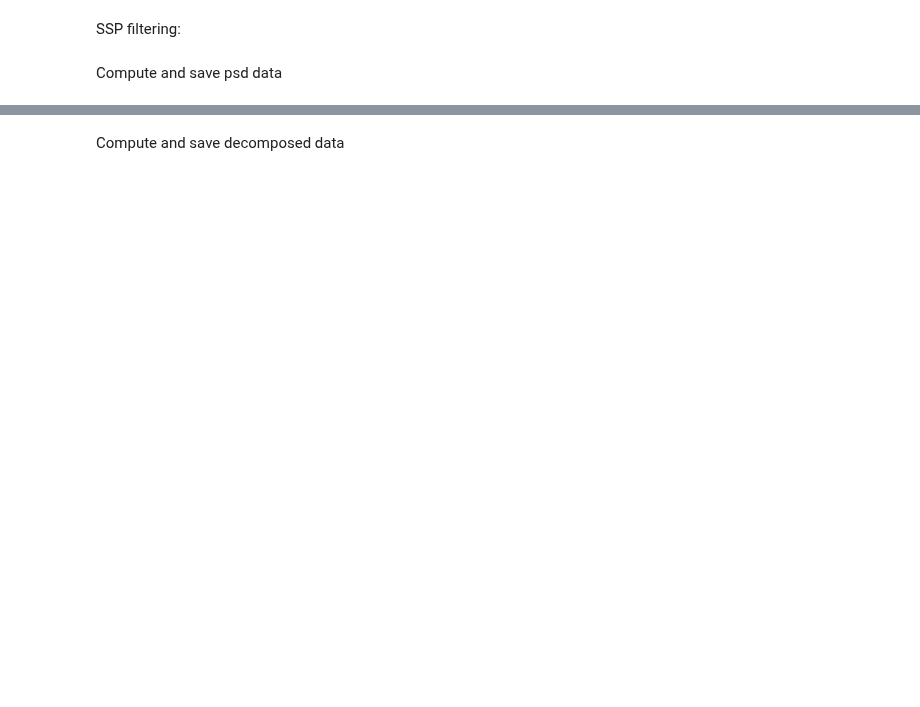
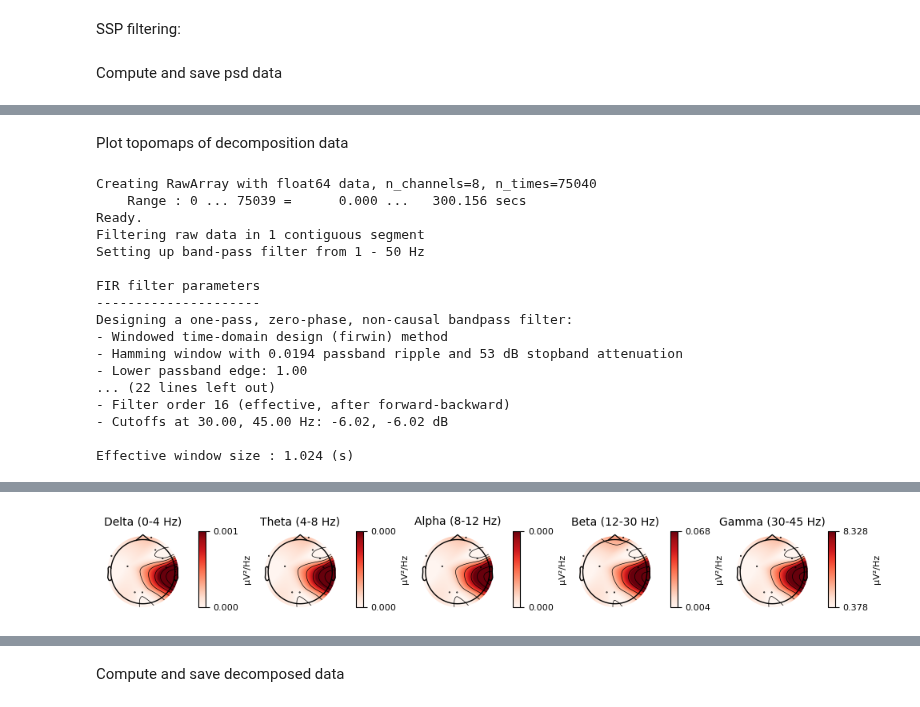
Before and after one commit to idamand/stress_detection_EEG, a Jupyter notebook: filtering.ipynb, the cells around one changed output, grey strips where cells are left out. Cells and saved outputs as stored; diff of their text form; code cells hidden in the pictures; blank space fills up the shorter version.

Commit message:
generated figures

```diff
--- a/filtering.ipynb
+++ b/filtering.ipynb
@@ -114,23 +114,23 @@ class Filtering:
         elif data_type == 'delta':
             self.psd = self.decomp_data.copy().compute_psd()
             #self.psd.plot()
-            self.save_psd(data_type)
+            #self.save_psd(data_type)
         elif data_type == 'theta':
             self.psd = self.decomp_data.copy().compute_psd()
             #self.psd.plot()
-            self.save_psd(data_type)
+            #self.save_psd(data_type)
         elif data_type == 'alpha':
             self.psd = self.decomp_data.copy().compute_psd()
             #self.psd.plot()
-            self.save_psd(data_type)
+            #self.save_psd(data_type)
         elif data_type == 'beta':
             self.psd = self.decomp_data.copy().compute_psd()
             #self.psd.plot()
-            self.save_psd(data_type)
+            #self.save_psd(data_type)
         elif data_type == 'gamma':
             self.psd = self.decomp_data.copy().compute_psd()
             #self.psd.plot()
-            self.save_psd(data_type)
+            #self.save_psd(data_type)
         else:
             print('No data with data_type = {data_type} found')
 
@@ -471,0 +501,33 @@ for recordings in valid_recordings:
+# %% [markdown]
+Plot topomaps of decomposition data
+# %%
+participant = 'P002'
+session = 'S001'
+run = '002'
+
+data_type = 'gamma'
+
+psd_data = Filtering(sub_nr=participant, ses_nr=session, run_nr=run)
+psd_data.decompose_data(freq_band=data_type, method='iir')
+psd_data.compute_and_save_filtered_psd(data_type=data_type)
+
+
+psd_data.psd.plot_topomap()
+# %% [output]
+Creating RawArray with float64 data, n_channels=8, n_times=75040
+    Range : 0 ... 75039 =      0.000 ...   300.156 secs
+Ready.
+Filtering raw data in 1 contiguous segment
+Setting up band-pass filter from 1 - 50 Hz
+
+FIR filter parameters
+---------------------
+Designing a one-pass, zero-phase, non-causal bandpass filter:
+- Windowed time-domain design (firwin) method
+- Hamming window with 0.0194 passband ripple and 53 dB stopband attenuation
+- Lower passband edge: 1.00
+... (22 lines left out)
+- Filter order 16 (effective, after forward-backward)
+- Cutoffs at 30.00, 45.00 Hz: -6.02, -6.02 dB
+
+Effective window size : 1.024 (s)
@@ -471,0 +546 @@ for recordings in valid_recordings:
+[figure, added]
```
Also changed, not shown: parts of 6 cells of this notebook, 1 other file.
